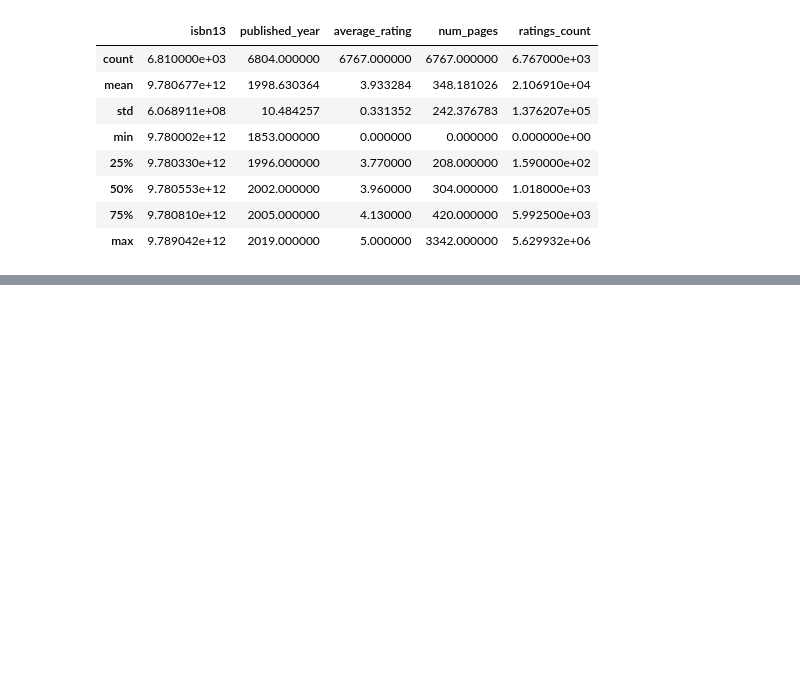
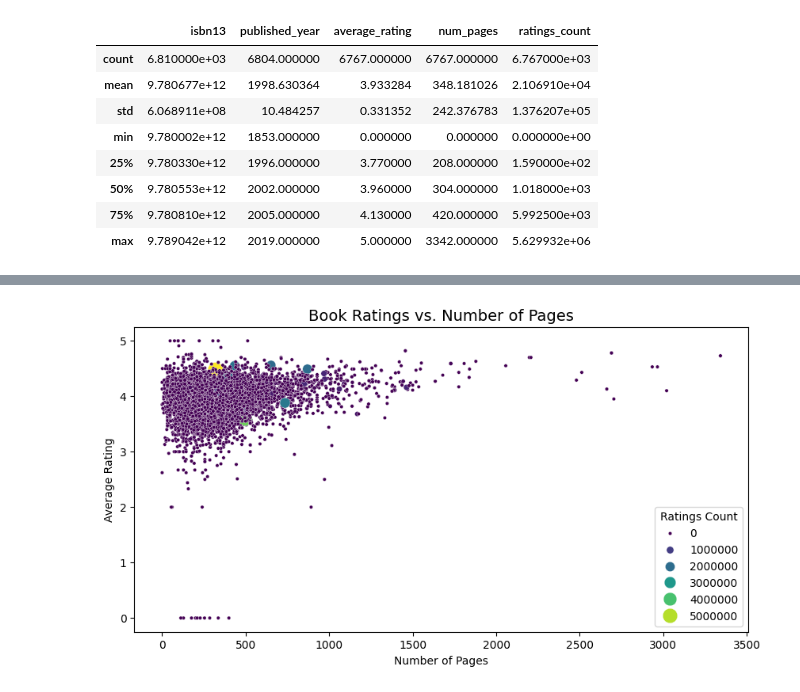
Before and after one commit to WazDevZm/TEOS, a Jupyter notebook: TEOS BOOK RECOMMENDER SYSTEM USING LLMs AND SEMANTICS.ipynb, the cells around one changed output, grey strips where cells are left out. Saved outputs shown, nothing was run; the diff lists cells and outputs as text; code cells hidden in the pictures; blank space fills up the shorter version.

```diff
--- a/TEOS BOOK RECOMMENDER SYSTEM USING LLMs AND SEMANTICS.ipynb
+++ b/TEOS BOOK RECOMMENDER SYSTEM USING LLMs AND SEMANTICS.ipynb
@@ -83,0 +107,10 @@ df.describe()
+# %%
+plt.figure(figsize=(10, 5))
+sns.scatterplot(x=df["num_pages"], y=df["average_rating"], hue=df["ratings_count"], palette="viridis", size=df["ratings_count"], sizes=(10, 200))
+plt.title("Book Ratings vs. Number of Pages", fontsize=14)
+plt.xlabel("Number of Pages")
+plt.ylabel("Average Rating")
+plt.legend(title="Ratings Count")
+plt.show()
+# %% [output]
+[figure, added]
```
Also changed, not shown: parts of 4 cells of this notebook, 3 other files.
